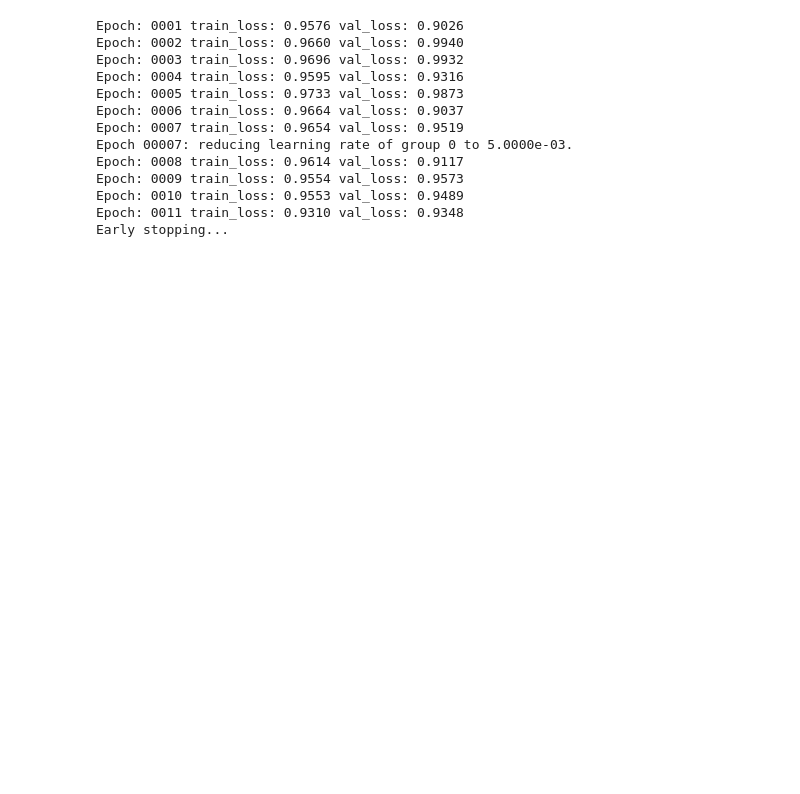
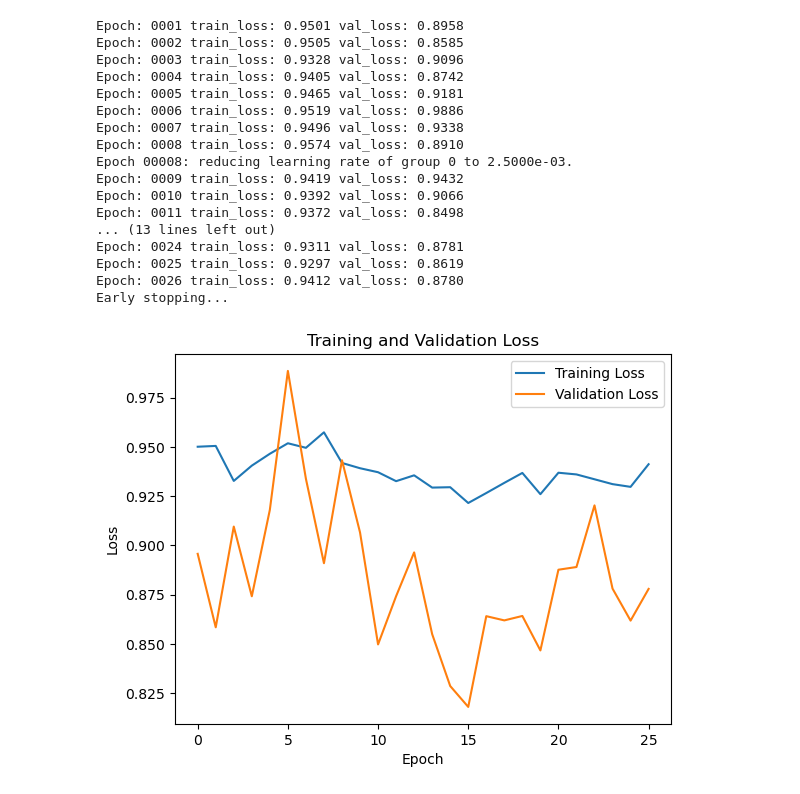
Before and after one commit to g-1f/602_proj, a Jupyter notebook: GNN.ipynb, the cells around one changed output. Saved outputs shown, nothing was run; the diff lists cells and outputs as text; code cells hidden in the pictures; blank space fills up the shorter version.

```diff
--- a/GNN.ipynb
+++ b/GNN.ipynb
@@ -102,14 +120,8 @@ class GraphDataset(DGLDataset):
     def __getitem__(self, i):
         if self.train:
             return self.graphs[i].to(device), self.labels[i].to(device)
-
-        return self.graphs[i].to(device)
+        else:
+            return self.graphs[i].to(device)
 
     def __len__(self):
-        if self.train:
-            return len(self.graphs)
-        else:
-            return len(self.properties)
-
-train_graph_dataset = GraphDataset(edges=neighb, properties=df_train, features=features)
-val_graph_dataset = GraphDataset(edges=neighb, properties=df_test, features=features,)
+        return len(self.graphs)
@@ -116,7 +131,7 @@ val_graph_dataset = GraphDataset(edges=neighb, properties=df_test, features=feat
 # %%
-class GGN(nn.Module):
+class GNN(nn.Module):
     def __init__(self, in_feats, h_feats, num_classes):
-        super(GGN, self).__init__()
+        super(GNN, self).__init__()
         self.conv1 = GraphConv(in_feats, h_feats)
         self.convh = nn.ModuleList([GraphConv(h_feats, h_feats) for _ in range(20)])
         self.conv2 = GraphConv(h_feats, num_classes)
@@ -145,6 +185,8 @@ def train(model, train_loader, val_loader, num_epochs, optimizer, criterion, pat
     best_model = None
     counter = 0
     scheduler = ReduceLROnPlateau(optimizer, mode='min', factor=0.5, patience=5, verbose=True)
+    train_losses = []
+    val_losses = []
 
     for epoch in range(num_epochs):
         model.train()
@@ -159,6 +201,8 @@ def train(model, train_loader, val_loader, num_epochs, optimizer, criterion, pat
 
         train_loss /= len(train_loader)
         val_loss = evaluate(model, val_loader, criterion)
+        train_losses.append(train_loss)
+        val_losses.append(val_loss)
         print('Epoch: {:04d}'.format(epoch+1),
               'train_loss: {:.4f}'.format(train_loss),
               'val_loss: {:.4f}'.format(val_loss))
@@ -166,45 +210,70 @@ def train(model, train_loader, val_loader, num_epochs, optimizer, criterion, pat
         scheduler.step(val_loss)
 
         if val_loss < best_val_loss:
             best_val_loss = val_loss
             best_model = model.state_dict()
             counter = 0
         else:
             counter += 1
             if counter >= patience:
                 print("Early stopping...")
                 break
 
     model.load_state_dict(best_model)
+    return train_losses, val_losses
 
 def evaluate(model, loader, criterion):
     model.eval()
     loss = 0.0
     with torch.no_grad():
         for i, (g, labels) in enumerate(loader):
             output = model(g, g.ndata['x'])
             loss += criterion(output, labels).item()
 
     return loss / len(loader)
 
-model = GGN(in_feats=len(features), h_feats=64, num_classes=1).to(device)
+model = GNN(in_feats=len(features), h_feats=64, num_classes=1).to(device)
 train_loader = GraphDataLoader(train_graph_dataset, batch_size=1, shuffle=False)
 val_loader = GraphDataLoader(val_graph_dataset, batch_size=1, shuffle=False)
-optimizer = torch.optim.Adam(model.parameters(), lr=0.01)
+optimizer = torch.optim.Adam(model.parameters(), lr=0.005)
 criterion = smape_loss
 
-train(model, train_loader, val_loader, num_epochs=50, optimizer=optimizer, criterion=criterion, patience=10)
+import matplotlib.pyplot as plt
+
+# Call the train function and get the train and validation losses
+train_losses, val_losses = train(model, train_loader, val_loader, num_epochs=50, optimizer=optimizer, criterion=criterion, patience=10)
+
+# Create a line plot
+plt.plot(train_losses, label='Training Loss')
+plt.plot(val_losses, label='Validation Loss')
+
+# Customize the plot
+plt.xlabel('Epoch')
+plt.ylabel('Loss')
+plt.title('Training and Validation Loss')
+plt.legend()
+
+# Save the plot to a file
+plt.savefig('training_validation_loss.png')
+
+# Display the plot
+plt.show()
 # %% [output]
-Epoch: 0001 train_loss: 0.9576 val_loss: 0.9026
-Epoch: 0002 train_loss: 0.9660 val_loss: 0.9940
-Epoch: 0003 train_loss: 0.9696 val_loss: 0.9932
-Epoch: 0004 train_loss: 0.9595 val_loss: 0.9316
-Epoch: 0005 train_loss: 0.9733 val_loss: 0.9873
-Epoch: 0006 train_loss: 0.9664 val_loss: 0.9037
-Epoch: 0007 train_loss: 0.9654 val_loss: 0.9519
-Epoch 00007: reducing learning rate of group 0 to 5.0000e-03.
-Epoch: 0008 train_loss: 0.9614 val_loss: 0.9117
-Epoch: 0009 train_loss: 0.9554 val_loss: 0.9573
-Epoch: 0010 train_loss: 0.9553 val_loss: 0.9489
-Epoch: 0011 train_loss: 0.9310 val_loss: 0.9348
+Epoch: 0001 train_loss: 0.9501 val_loss: 0.8958
+Epoch: 0002 train_loss: 0.9505 val_loss: 0.8585
+Epoch: 0003 train_loss: 0.9328 val_loss: 0.9096
+Epoch: 0004 train_loss: 0.9405 val_loss: 0.8742
+Epoch: 0005 train_loss: 0.9465 val_loss: 0.9181
+Epoch: 0006 train_loss: 0.9519 val_loss: 0.9886
+Epoch: 0007 train_loss: 0.9496 val_loss: 0.9338
+Epoch: 0008 train_loss: 0.9574 val_loss: 0.8910
+Epoch 00008: reducing learning rate of group 0 to 2.5000e-03.
+Epoch: 0009 train_loss: 0.9419 val_loss: 0.9432
+Epoch: 0010 train_loss: 0.9392 val_loss: 0.9066
+Epoch: 0011 train_loss: 0.9372 val_loss: 0.8498
+... (13 lines left out)
+Epoch: 0024 train_loss: 0.9311 val_loss: 0.8781
+Epoch: 0025 train_loss: 0.9297 val_loss: 0.8619
+Epoch: 0026 train_loss: 0.9412 val_loss: 0.8780
 Early stopping...
+[figure, added]
```
Also changed, not shown: parts of 8 cells of this notebook, 8 other files.
